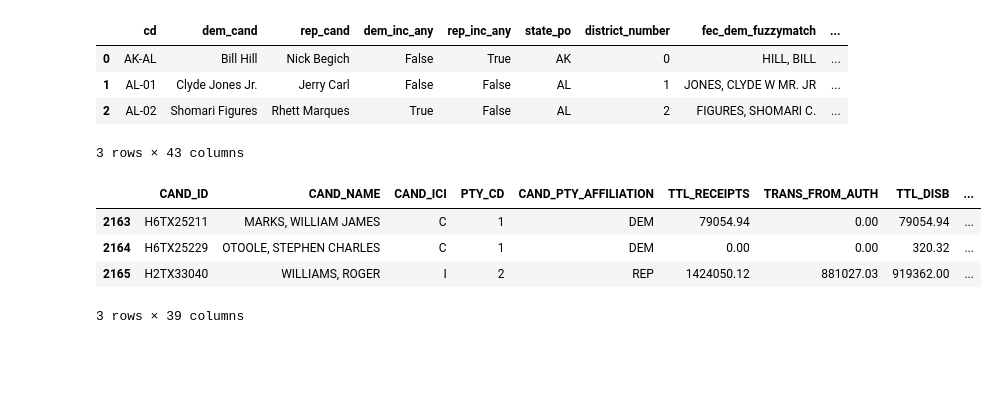
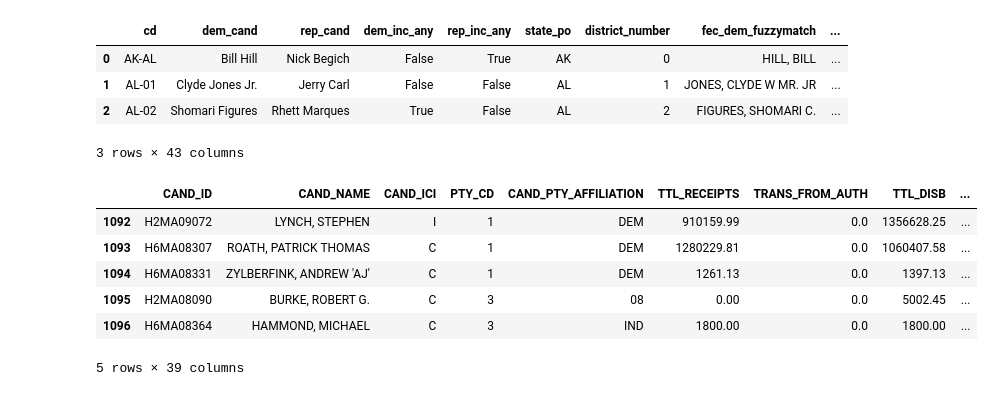
Before and after one commit to Hackquantumcpp/snoutcounter-midterms-2026-model, a Jupyter notebook: prediction/house/03-candidateinfo-wrangling.ipynb, the cells around one changed output. Cells and saved outputs as stored; diff of their text form; code cells hidden in the pictures; blank space fills up the shorter version.

```diff
--- a/prediction/house/03-candidateinfo-wrangling.ipynb
+++ b/prediction/house/03-candidateinfo-wrangling.ipynb
@@ -836,12 +837,14 @@ candinfo.head(3)
 for party in ['dem', 'rep']:
     candinfo[f'{party}_poll_avg'] = candinfo[f'{party}_poll_avg'].fillna(0)
 # %%
-fec[(fec['CAND_OFFICE_ST'] == 'TX') &
-    (fec['CAND_OFFICE_DISTRICT'] == 25)]
+fec[(fec['CAND_OFFICE_ST'] == 'MA') &
+    (fec['CAND_OFFICE_DISTRICT'] == 8)]
 # %% [output]
 |  | CAND_ID | CAND_NAME | CAND_ICI | PTY_CD | CAND_PTY_AFFILIATION | TTL_RECEIPTS | TRANS_FROM_AUTH | TTL_DISB | ... |
-| 2163 | H6TX25211 | MARKS, WILLIAM JAMES | C | 1 | DEM | 79054.94 | 0.00 | 79054.94 | ... |
-| 2164 | H6TX25229 | OTOOLE, STEPHEN CHARLES | C | 1 | DEM | 0.00 | 0.00 | 320.32 | ... |
-| 2165 | H2TX33040 | WILLIAMS, ROGER | I | 2 | REP | 1424050.12 | 881027.03 | 919362.00 | ... |
+| 1092 | H2MA09072 | LYNCH, STEPHEN | I | 1 | DEM | 910159.99 | 0.0 | 1356628.25 | ... |
+| 1093 | H6MA08307 | ROATH, PATRICK THOMAS | C | 1 | DEM | 1280229.81 | 0.0 | 1060407.58 | ... |
+| 1094 | H6MA08331 | ZYLBERFINK, ANDREW 'AJ' | C | 1 | DEM | 1261.13 | 0.0 | 1397.13 | ... |
+| 1095 | H2MA08090 | BURKE, ROBERT G. | C | 3 | 08 | 0.00 | 0.0 | 5002.45 | ... |
+| 1096 | H6MA08364 | HAMMOND, MICHAEL | C | 3 | IND | 1800.00 | 0.0 | 1800.00 | ... |
-3 rows × 39 columns
+5 rows × 39 columns
 # %%
```
Also changed, not shown: parts of 7 cells of this notebook, 26 other files.
